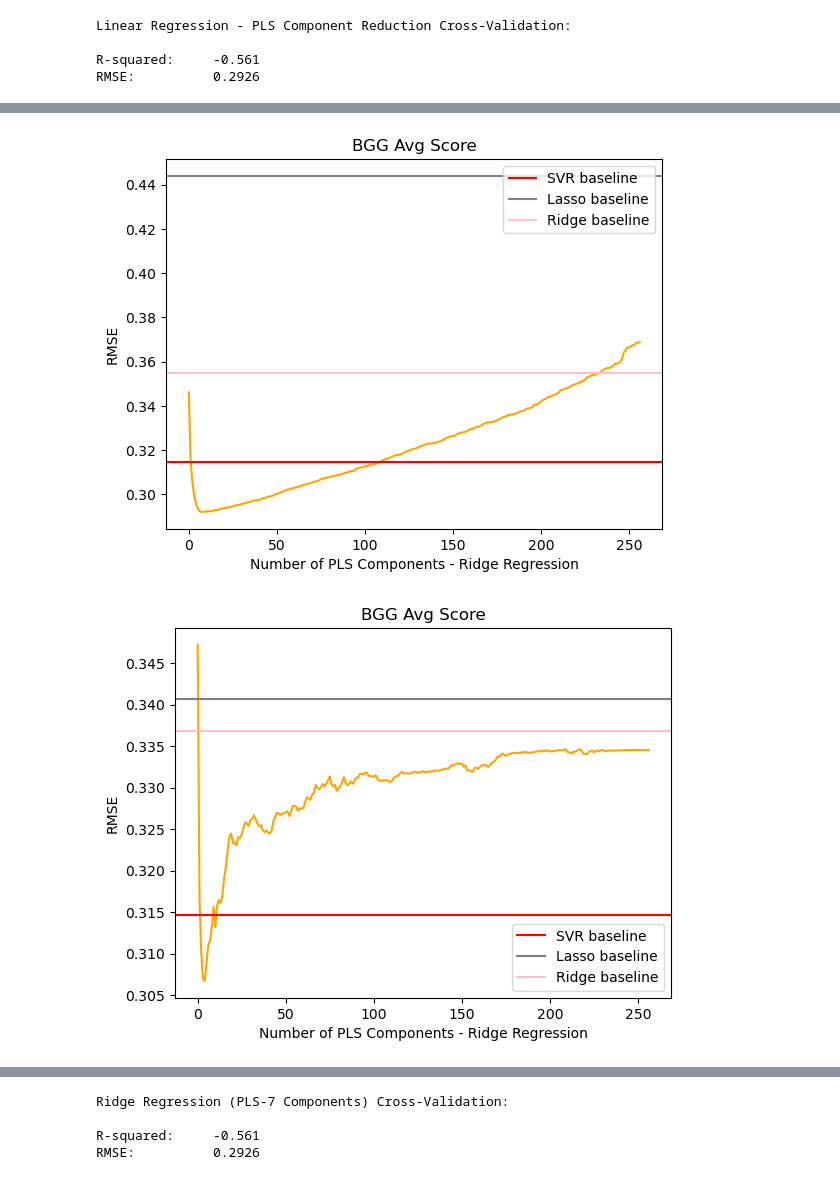
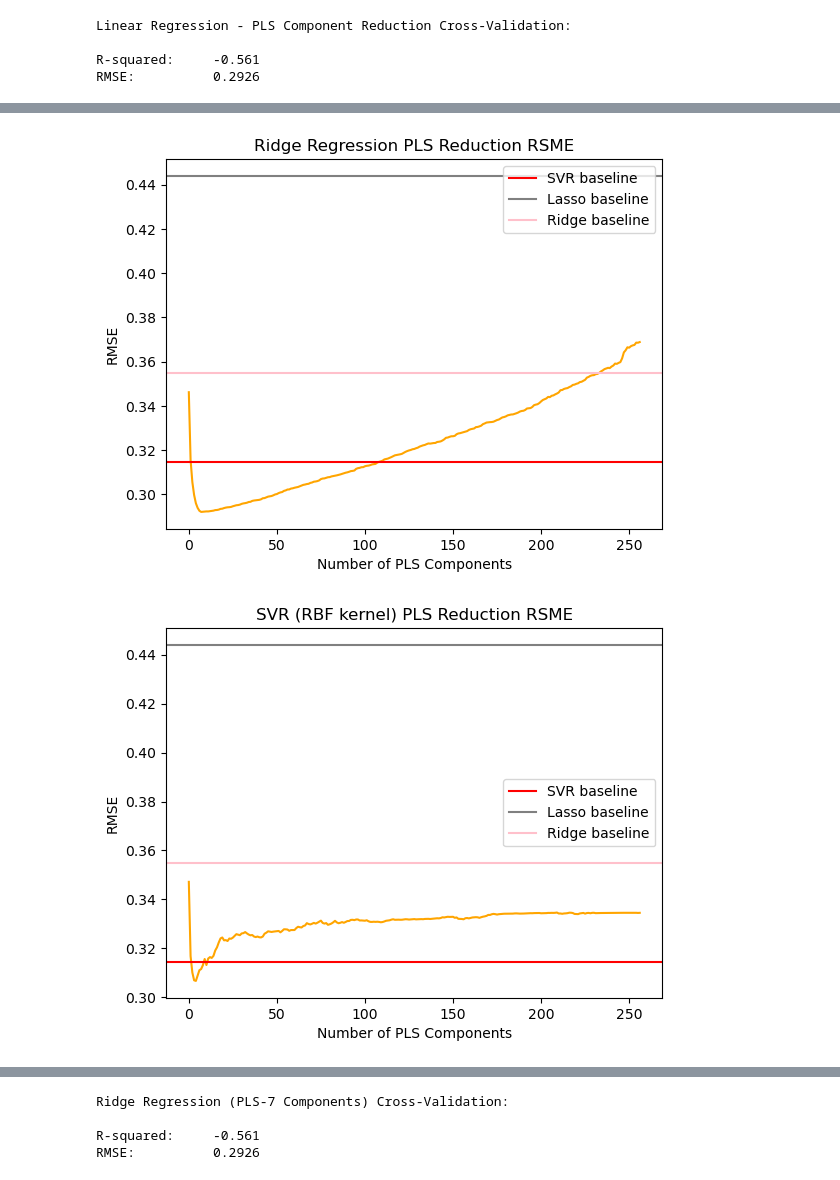
Before and after one commit to haddocksmack/bgg_ml, a Jupyter notebook: BGG_ML_clean.ipynb, the cells around one changed output, grey strips where cells are left out. Drawn from its saved outputs; the diff is of its cells as text; code cells hidden in the pictures.

Commit message:
Move more functions to helper_functions; Production model chosen.

```diff
--- a/BGG_ML_clean.ipynb
+++ b/BGG_ML_clean.ipynb
@@ -273,17 +277,16 @@ pca_9.explained_variance_ratio_.sum()
 # %% [markdown]
 50% of the variance is explained by 9 PCA components.
 # %%
-pca = PCA(random_state=42)
+linear_pca = LinearRegression()
 
-X_reduced = pca.fit_transform(X_train)
-
-linear_pca_rmses = []
-
-#Check the first 25 principle components for RMSE
-for i in np.arange(1,258):
-    linear_pca = LinearRegression()
-    _, rmse = kfold_validate_score(X_reduced[:,:i], y_train, model=linear_pca)
-    linear_pca_rmses.append(rmse)
+# Fit 257 componentes with PCA and run with LinearRegression
+linear_pca_rmses = component_reduction(X_train, y_train, linear_pca, max_components=257, pca=True)
+# %%
+baselines = {
+    'SVR': svr_rbf_cv_rmse,
+    'Lasso': lasso_cv_rmse,
+    'Ridge': ridge_cv_rmse
+}
 # %%
 plt.plot(linear_pca_rmses)
 
@@ -301,13 +300,0 @@ plt.title('BGG Avg Score');
-# %%
-# Try it with Lasso regression
-pca = PCA(random_state=42)
-
-X_reduced = pca.fit_transform(X_train)
-
-lasso_pca_rmses = []
-
-#Check the first 25 principle components for RMSE
-for i in np.arange(1,258):
-    lasso_pca = Lasso(random_state=42)
-    _, rmse = kfold_validate_score(X_reduced[:,:i], y_train, model=lasso_pca)
-    lasso_pca_rmses.append(rmse)
@@ -446,16 +413,14 @@ for i in np.arange(1,258):
 plt.plot(ridge_pls_rmses, color='orange')
 
 # add baselines
-plt.axhline(svr_rbf_cv_rmse, color='r', label='SVR baseline')
-plt.axhline(lasso_cv_rmse, color='grey', label='Lasso baseline')
-plt.axhline(ridge_cv_rmse, color='pink', label='Ridge baseline')
+add_baselines(baselines)
 
 plt.legend()
-plt.xlabel('Number of PLS Components - Ridge Regression')
+plt.xlabel('Number of PLS Components')
 plt.ylabel('RMSE')
-plt.title('BGG Avg Score');
+plt.title('Ridge Regression PLS Reduction RSME');
 # %% [output]
-[figure, old version]
+[figure, new version]
 # %%
 svc_rbf_pls_rmses = []
 
@@ -474,15 +439,13 @@ for i in np.arange(1,258):
 # %%
 plt.plot(svc_rbf_pls_rmses, color='orange')
 
 # add baselines
-plt.axhline(svr_rbf_cv_rmse, color='r', label='SVR baseline')
-plt.axhline(lasso_cv_rmse, color='grey', label='Lasso baseline')
-plt.axhline(ridge_cv_rmse, color='pink', label='Ridge baseline')
+add_baselines(baselines)
 
 plt.legend()
-plt.xlabel('Number of PLS Components - Ridge Regression')
+plt.xlabel('Number of PLS Components')
 plt.ylabel('RMSE')
-plt.title('BGG Avg Score');
+plt.title('SVR (RBF kernel) PLS Reduction RSME');
 # %% [output]
-[figure, old version]
+[figure, new version]
 # %%
```
Also changed, not shown: parts of 21 cells of this notebook, 2 other files.
